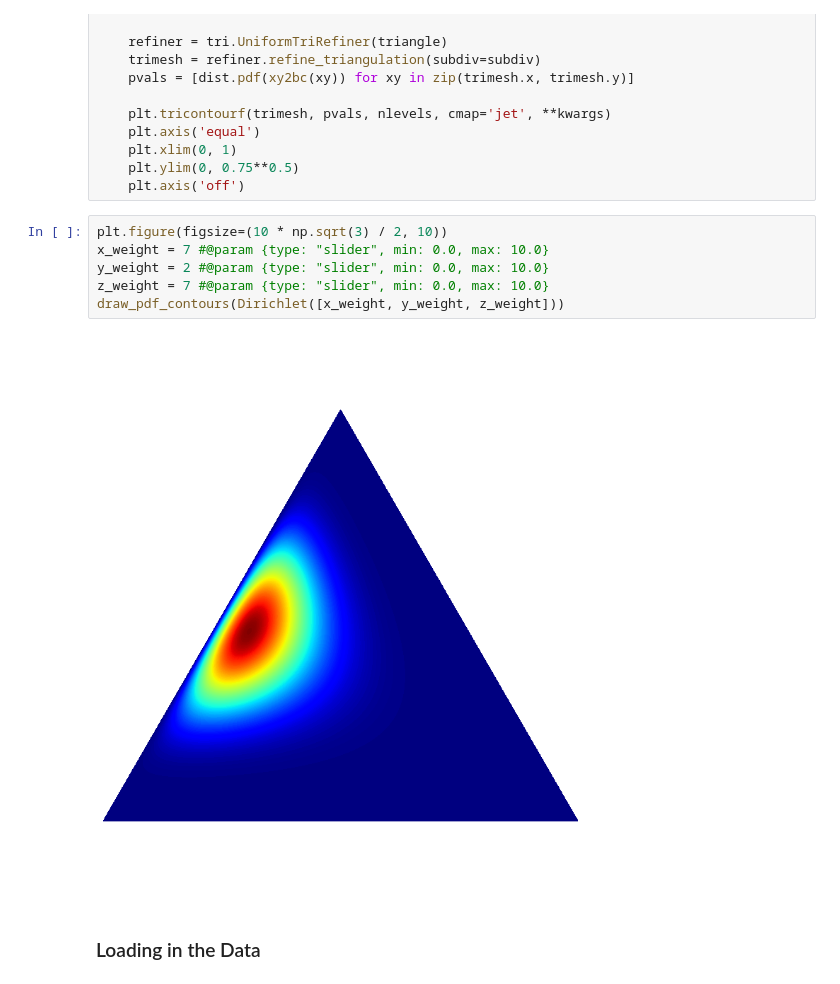
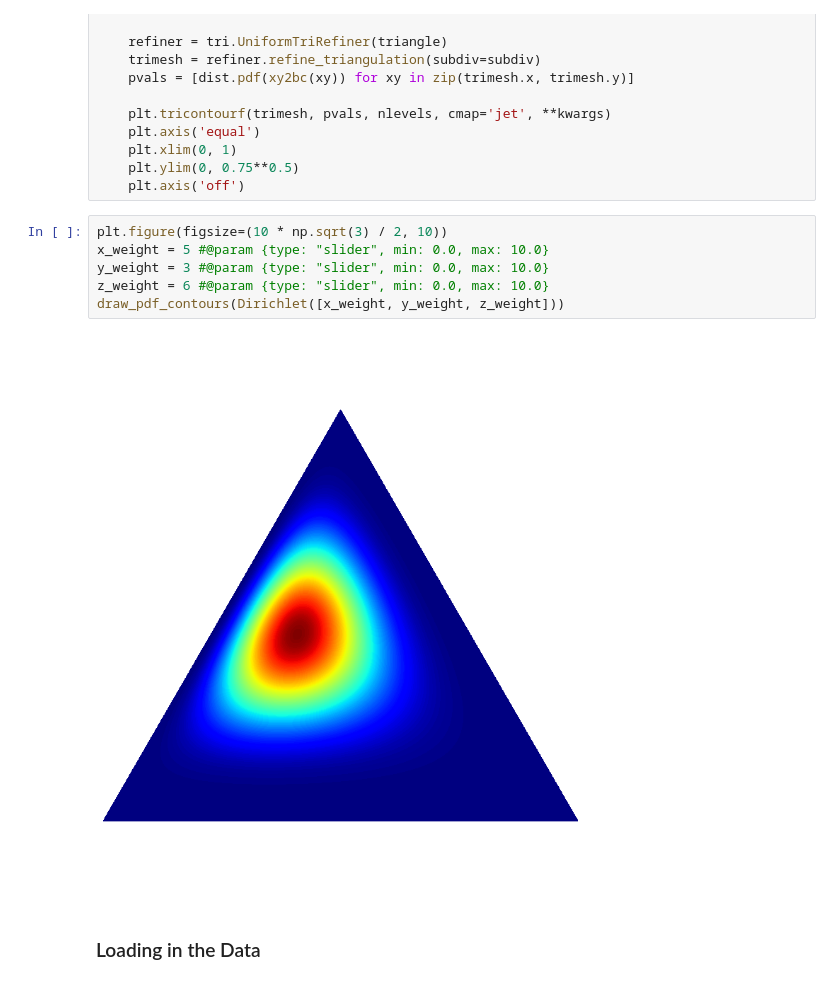
Before and after one commit to Maruthiprasanna-25/fmml-lab-1, a Jupyter notebook: FMML_Course_Topic_8_Lab_4.ipynb, the cells around one changed output. Drawn from its saved outputs; the diff is of its cells as text.

```diff
--- a/FMML_Course_Topic_8_Lab_4.ipynb
+++ b/FMML_Course_Topic_8_Lab_4.ipynb
@@ -292,12 +312,12 @@ def draw_pdf_contours(dist, nlevels=200, subdiv=8, **kwargs):
     plt.axis('off')
 # %%
 plt.figure(figsize=(10 * np.sqrt(3) / 2, 10))
-x_weight = 7 #@param {type: "slider", min: 0.0, max: 10.0}
-y_weight = 2 #@param {type: "slider", min: 0.0, max: 10.0}
-z_weight = 7 #@param {type: "slider", min: 0.0, max: 10.0}
+x_weight = 5 #@param {type: "slider", min: 0.0, max: 10.0}
+y_weight = 3 #@param {type: "slider", min: 0.0, max: 10.0}
+z_weight = 6 #@param {type: "slider", min: 0.0, max: 10.0}
 draw_pdf_contours(Dirichlet([x_weight, y_weight, z_weight]))
 # %% [output]
-[figure, old version]
+[figure, new version]
 # %% [markdown]
 ### Loading in the Data
 # %%
```
Also changed, not shown: parts of 5 cells of this notebook.
